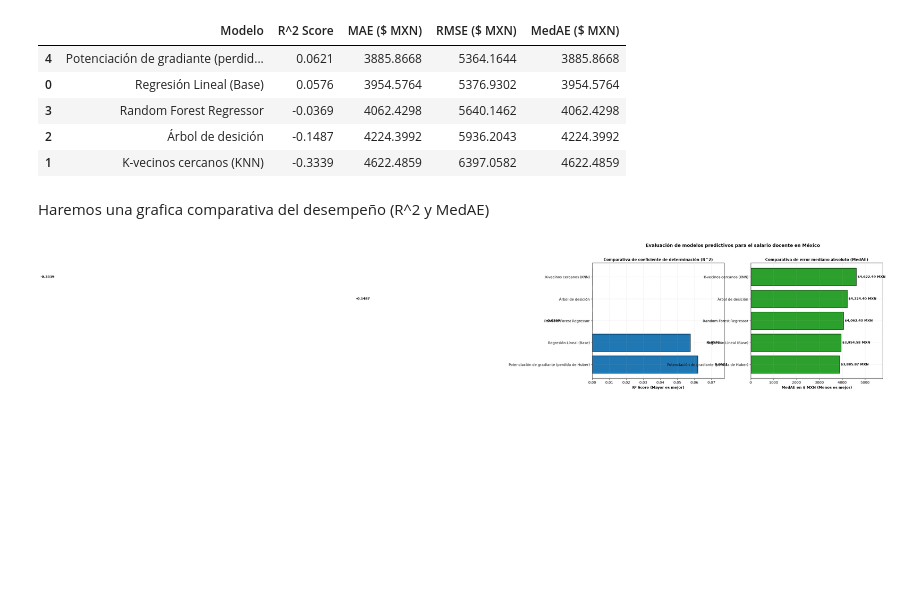
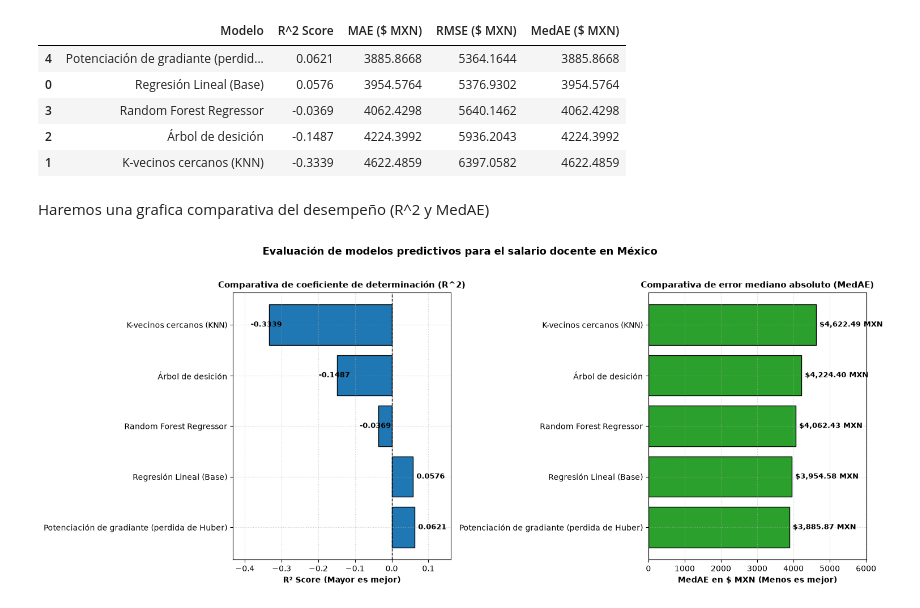
Before and after one commit to Arepaman777/An-lisis-predictivo-y-estad-stico-de-la-empleabilidad-y-salarios-del-sector-docente-en-M-xico, a Jupyter notebook: analisis_salarial_docente/notebooks/03_modelos_predictivos.ipynb, the cells around one changed output. Drawn from its saved outputs; the diff is of its cells as text; code cells hidden in the pictures; blank space fills up the shorter version.

Commit message:
Se corrigieron los modelos del jupyter 03

```diff
--- a/analisis_salarial_docente/notebooks/03_modelos_predictivos.ipynb
+++ b/analisis_salarial_docente/notebooks/03_modelos_predictivos.ipynb
@@ -26,16 +26,25 @@ df = df.loc[:, ~df.columns.duplicated()]
 
 col_edad = "eda" if "eda" in df.columns else "eda_x"
 
-cols_x = ["hrsocup", col_edad, "sex", "cs_p13_1", "p3a"]
-cols_totales = ["ingocup"] + cols_x
+cols_categoricas = ["sex", "cs_p13_1", "p3a"]
+cols_numericas = ["hrsocup", col_edad, "ingocup"]
+cols_totales = cols_numericas + cols_categoricas
+
+# Para asegurar conversión numérica y eliminar nulos
+for col in cols_totales:
+    df[col] = pd.to_numeric(df[col], errors="coerce")
 
 df_model = df.dropna(subset=cols_totales).copy()
 df_model = df_model[(df_model["ingocup"] > 0) & (df_model["hrsocup"] > 0)]
 
-print(f"Muestra filtrada para modelado: {len(df_model):,} docentes.")
+for col in cols_categoricas:
+    df_model[col] = df_model[col].astype(int)
 
+print(f"Muestra efectiva para modelado: {len(df_model):,} docentes.")
+
+# One-Hot Encoding
 df_encoded = pd.get_dummies(
-    df_model[cols_totales], columns=["sex", "cs_p13_1", "p3a"], drop_first=True
+    df_model[cols_totales], columns=cols_categoricas, drop_first=True
 )
 df_encoded = df_encoded.loc[:, ~df_encoded.columns.duplicated()]
 
@@ -130,13 +139,20 @@ ax1.set_title(
     fontweight="bold",
 )
 ax1.set_xlabel("R² Score (Mayor es mejor)", fontweight="bold")
-ax1.set_xlim(0, max(df_resultados["R^2 Score"]) * 1.25)
+ax1.axvline(0, color="black", linestyle="--", linewidth=1.0)
+
+# Límites dinámicos para mostrar barras negativas sin cortarlas
+min_r2 = df_resultados["R^2 Score"].min()
+max_r2 = df_resultados["R^2 Score"].max()
+margin_r2 = (max_r2 - min(0, min_r2)) * 0.25
+ax1.set_xlim(min(0, min_r2) - margin_r2, max_r2 + margin_r2)
 ax1.grid(True, linestyle=":", alpha=0.6)
 
 for bar in bars1:
     width = bar.get_width()
+    offset = 0.01 if width >= 0 else -0.05
     ax1.text(
-        width + 0.01,
+        width + offset,
         bar.get_y() + bar.get_height() / 2,
         f"{width:.4f}",
         va="center",
@@ -144,41 +160,43 @@ for bar in bars1:
         fontweight="bold",
     )
 
-    # Grafica de error mediano absoluto (MedAE)
+# Grafica de error mediano absoluto (MedAE)
 bars2 = ax2.barh(
     df_resultados["Modelo"],
     df_resultados["MedAE ($ MXN)"],
     color="#2ca02c",
     edgecolor="black",
 )
 ax2.set_title(
     "Comparativa de error mediano absoluto (MedAE)",
     fontsize=11,
     fontweight="bold",
 )
 ax2.set_xlabel("MedAE en $ MXN (Menos es mejor)", fontweight="bold")
-ax2.set_xlim(0, max(df_resultados["MedAE ($ MXN)"]) * 1.25)
+
+max_medae = df_resultados["MedAE ($ MXN)"].max()
+ax2.set_xlim(0, max_medae * 1.3)
 ax2.grid(True, linestyle=":", alpha=0.6)
 
 for bar in bars2:
     width =bar.get_width()
     ax2.text(
-        width + 50,
+        width + (max_medae * 0.02),
         bar.get_y() + bar.get_height() / 2,
         f"${width:,.2f} MXN",
         va="center",
         fontsize=9,
         fontweight="bold",
     )
 plt.suptitle(
     "Evaluación de modelos predictivos para el salario docente en México",
     fontsize=13,
     fontweight="bold",
-    y=1.01,
+    y=1.02,
 )
 plt.tight_layout()
 
 plt.savefig("../outputs/figures/benchmark_modelos_predictivos.png", dpi=300)
 plt.show()
 # %% [output]
-[figure, old version]
+[figure, new version]
```
Also changed, not shown: parts of 1 cell of this notebook, 1 other file.
